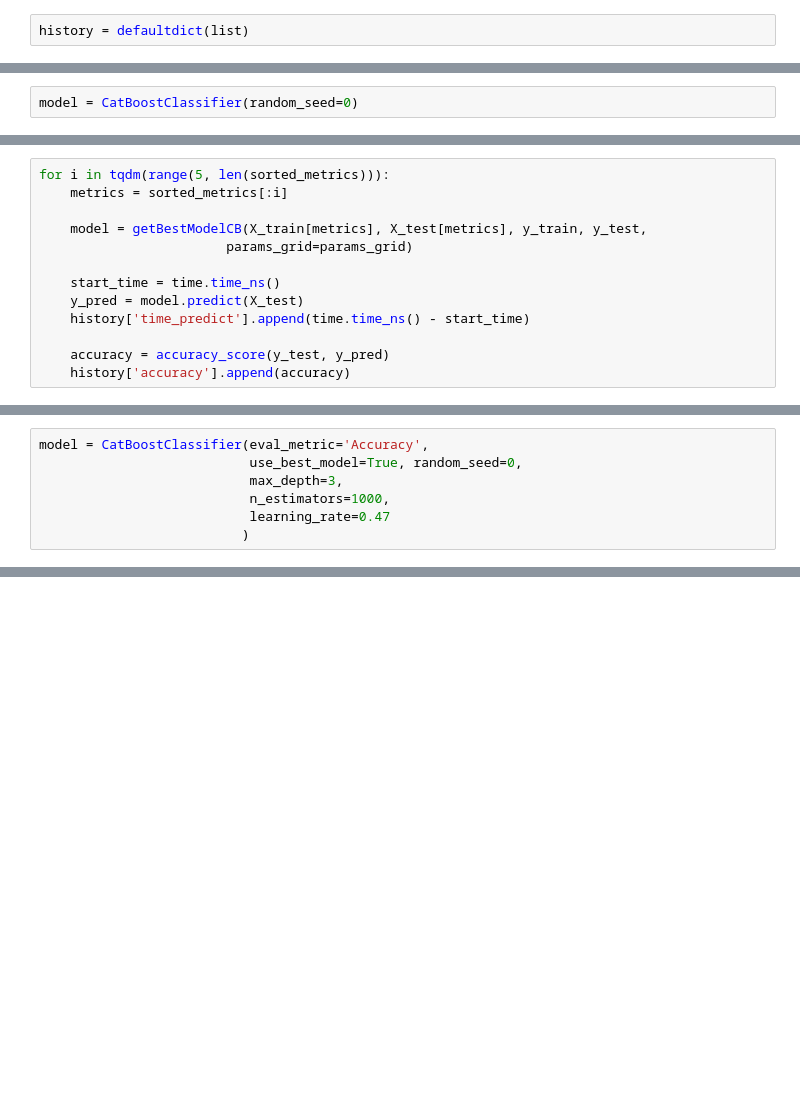
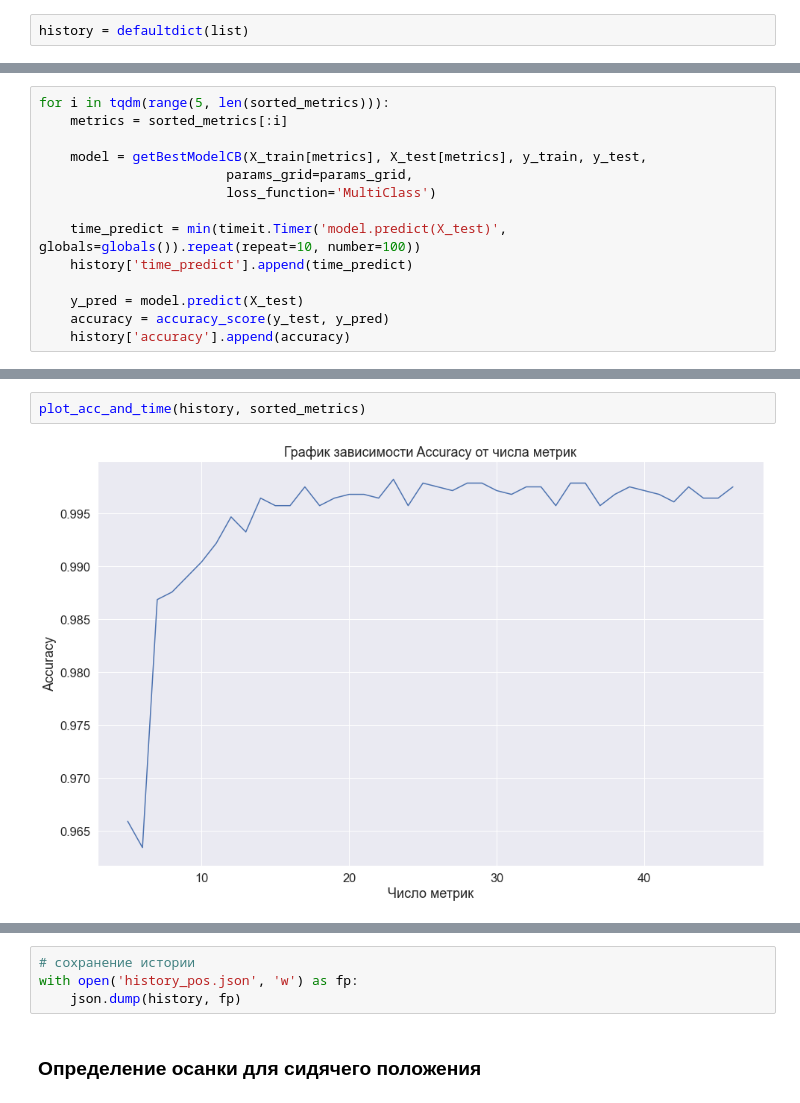
Before and after one commit to gizarchik/PostureCorrector, a Jupyter notebook: CatBoost/added_pos1_metrics_training_windowed.ipynb, the cells around one changed output, grey strips where cells are left out. Cells and saved outputs as stored; diff of their text form; blank space fills up the shorter version.

Commit message:
added time and window research

```diff
--- a/CatBoost/added_pos1_metrics_training_windowed.ipynb
+++ b/CatBoost/added_pos1_metrics_training_windowed.ipynb
@@ -363,2 +355,0 @@ test_pool = Pool(X_test, label=y_test, cat_features=cat_feature,
-# %%
-model = CatBoostClassifier(random_seed=0)
@@ -496,13 +355,0 @@ params_grid = {
-# %%
-for i in tqdm(range(5, len(sorted_metrics))):
-    metrics = sorted_metrics[:i]
-
-    model = getBestModelCB(X_train[metrics], X_test[metrics], y_train, y_test,
-                        params_grid=params_grid)
-
-    start_time = time.time_ns()
-    y_pred = model.predict(X_test)
-    history['time_predict'].append(time.time_ns() - start_time)
-
-    accuracy = accuracy_score(y_test, y_pred)
-    history['accuracy'].append(accuracy)
@@ -664,7 +355,0 @@ params
-# %%
-model = CatBoostClassifier(eval_metric='Accuracy',
-                           use_best_model=True, random_seed=0,
-                           max_depth=3,
-                           n_estimators=1000,
-                           learning_rate=0.47
-                          )
@@ -719,0 +356,14 @@ height  0.00
+# %%
+for i in tqdm(range(5, len(sorted_metrics))):
+    metrics = sorted_metrics[:i]
+
+    model = getBestModelCB(X_train[metrics], X_test[metrics], y_train, y_test,
+                        params_grid=params_grid,
+                        loss_function='MultiClass')
+
+    time_predict = min(timeit.Timer('model.predict(X_test)', globals=globals()).repeat(repeat=10, number=100))
+    history['time_predict'].append(time_predict)
+
+    y_pred = model.predict(X_test)
+    accuracy = accuracy_score(y_test, y_pred)
+    history['accuracy'].append(accuracy)
@@ -719,0 +480,4 @@ height  0.00
+# %%
+plot_acc_and_time(history, sorted_metrics)
+# %% [output]
+[figure, added]
@@ -719,0 +485,6 @@ height  0.00
+# %%
+# сохранение истории
+with open('history_pos.json', 'w') as fp:
+    json.dump(history, fp)
+# %% [markdown]
+### Определение осанки для сидячего положения
```
Also changed, not shown: parts of 77 cells of this notebook, 31 other files.
